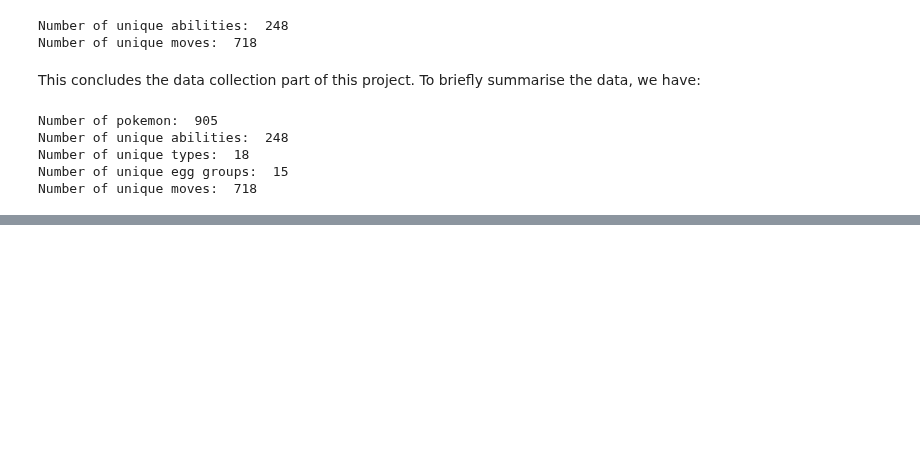
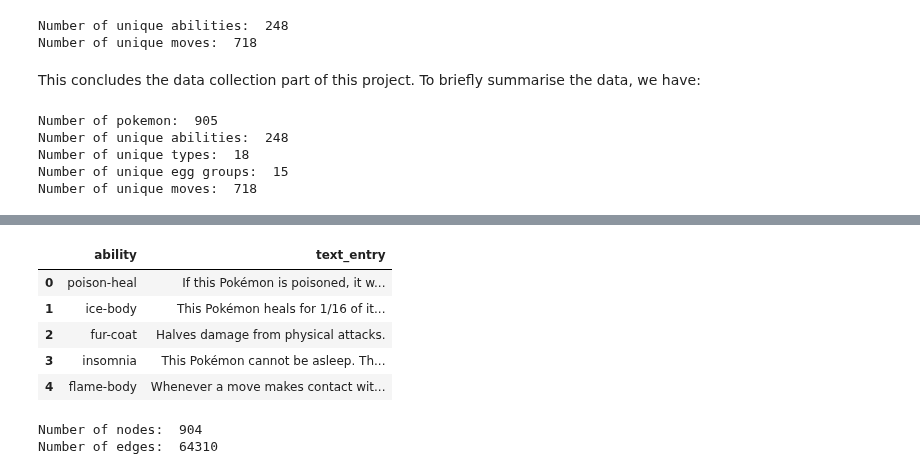
Before and after one commit to GitHub-Adminstrator/Social_science_project_final, a Jupyter notebook: pokemon.ipynb, the cells around one changed output, grey strips where cells are left out. Cells and saved outputs as stored; diff of their text form; code cells hidden in the pictures; blank space fills up the shorter version.

```diff
--- a/pokemon.ipynb
+++ b/pokemon.ipynb
@@ -248,0 +275,9 @@ Number of unique moves:  718
+# %%
+ability_df.head()
+# %% [output]
+|  | ability | text_entry |
+| 0 | poison-heal | If this Pokémon is poisoned, it w... |
+| 1 | ice-body | This Pokémon heals for 1/16 of it... |
+| 2 | fur-coat | Halves damage from physical attacks. |
+| 3 | insomnia | This Pokémon cannot be asleep. Th... |
+| 4 | flame-body | Whenever a move makes contact wit... |
@@ -248,0 +306,5 @@ Number of unique moves:  718
+# %%
+update_graph(G, edgelist)
+# %% [output]
+Number of nodes:  904
+Number of edges:  64310
```
Also changed, not shown: parts of 13 cells of this notebook, 1 other file.
